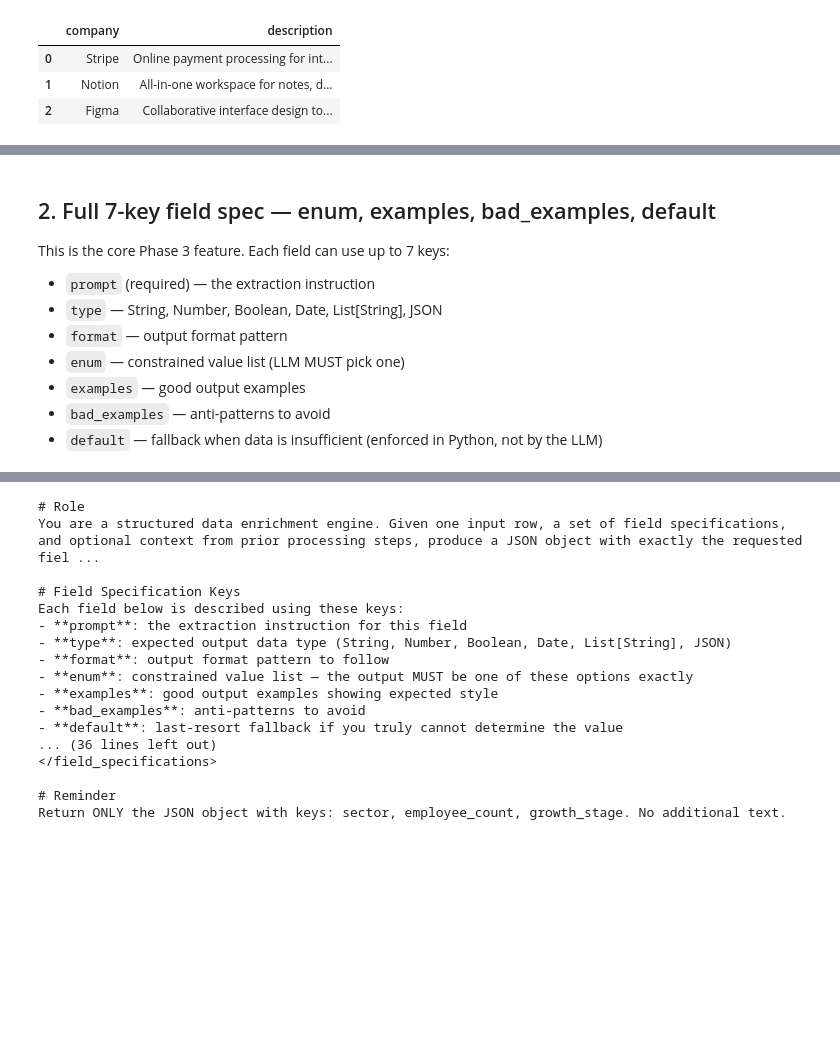
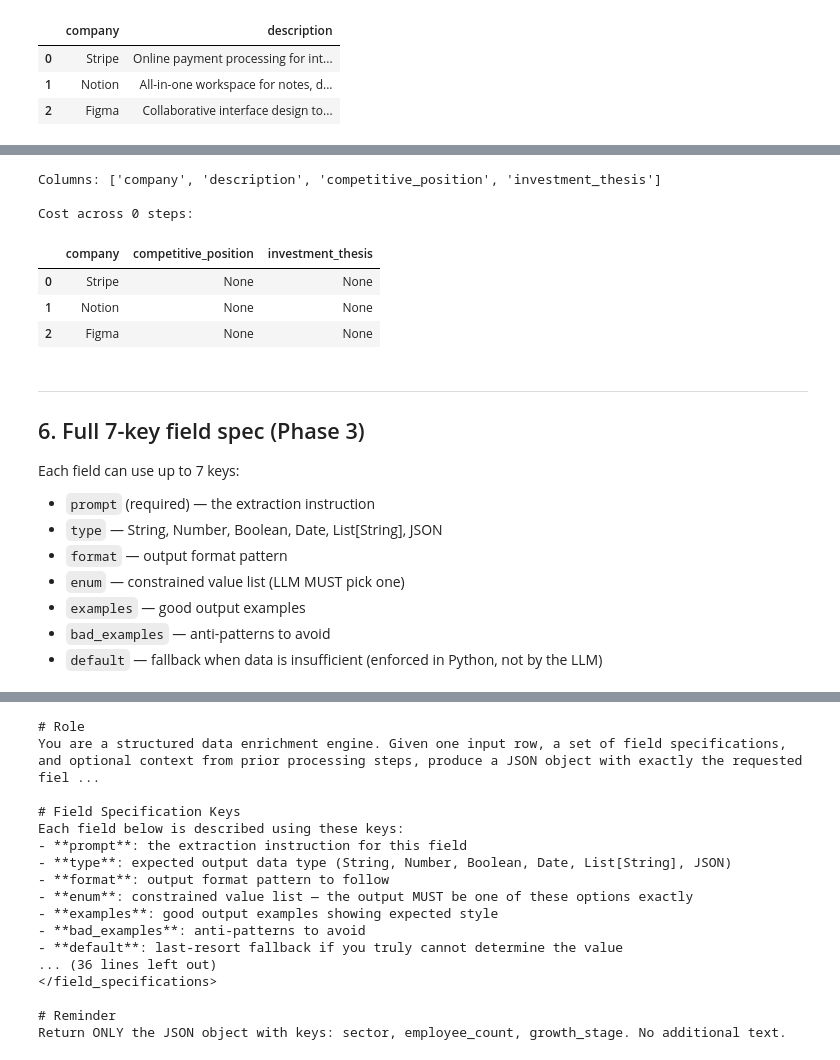
Before and after one commit to matt-house-e/lattice, a Jupyter notebook: examples/demo.ipynb, the cells around one changed output, grey strips where cells are left out. Cells and saved outputs as stored; diff of their text form; code cells hidden in the pictures; blank space fills up the shorter version.

```diff
--- a/examples/demo.ipynb
+++ b/examples/demo.ipynb
@@ -71,0 +217,34 @@ Per-step breakdown:
+# %%
+def generate_context(ctx):
+    """Simulate an API lookup."""
+    fake_data = {
+        "Stripe": "Founded 2010. $95B valuation. 8000+ employees. Competes with Adyen, Square.",
+        "Notion": "Founded 2013. $10B valuation. 500+ employees. Competes with Confluence, Coda.",
+        "Figma": "Founded 2012. Acquired by Adobe for $20B (cancelled). Competes with Sketch, Canva.",
+    }
+    company = ctx.row["company"]
+    return {"__context": fake_data.get(company, "No data available")}
+
+
+pipeline = Pipeline([
+    FunctionStep("lookup", fn=generate_context, fields=["__context"]),
+    LLMStep("synthesize", fields={
+        "competitive_position": {
+            "prompt": "Rate the company's competitive position based on the context",
+            "enum": ["Leader", "Challenger", "Niche"],
+        },
+        "investment_thesis": "One-sentence investment thesis using context and description",
+    }, depends_on=["lookup"]),
+])
+
+result = await pipeline.run_async(df)
+
+print("Columns:", list(result.data.columns))
+assert "__context" not in result.data.columns  # internal fields filtered
+
+print(f"\nCost across {len(result.cost.steps)} steps:")
+for step_name, usage in result.cost.steps.items():
+    print(f"  {step_name}: {usage.total_tokens} tokens, {usage.rows_processed} rows")
+
+result.data[["company", "competitive_position", "investment_thesis"]]
+# %% [output]
@@ -72,7 +254,16 @@ Per-step breakdown:
+Columns: ['company', 'description', 'competitive_position', 'investment_thesis']
+
+Cost across 0 steps:
+|  | company | competitive_position | investment_thesis |
+| 0 | Stripe | None | None |
+| 1 | Notion | None | None |
+| 2 | Figma | None | None |
 # %% [markdown]
-## 2. Full 7-key field spec — enum, examples, bad_examples, default
+---
 
-This is the core Phase 3 feature. Each field can use up to 7 keys:
+## 6. Full 7-key field spec (Phase 3)
+
+Each field can use up to 7 keys:
 - `prompt` (required) — the extraction instruction
 - `type` — String, Number, Boolean, Date, List[String], JSON
 - `format` — output format pattern
```
Also changed, not shown: parts of 29 cells of this notebook, 13 other files.
